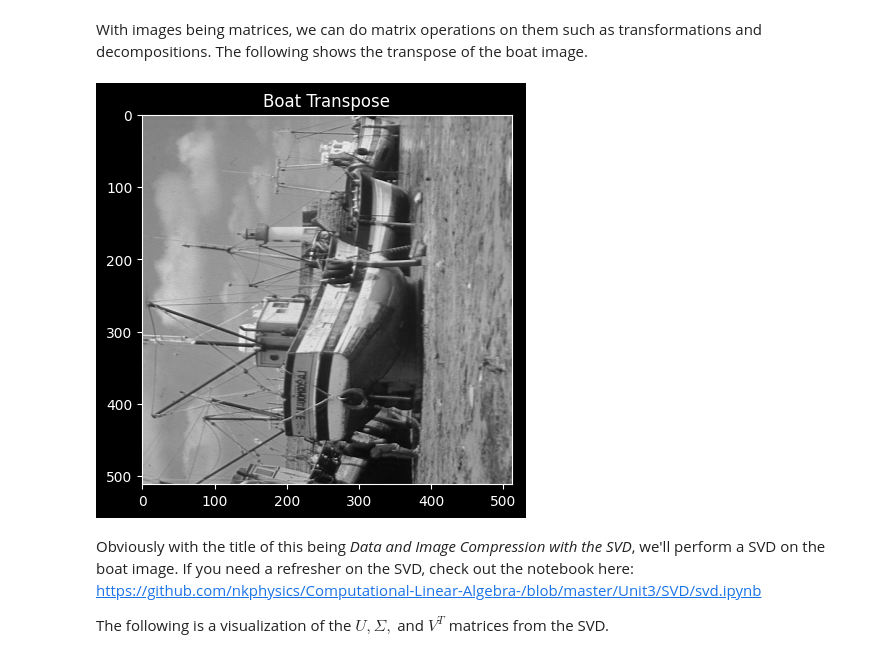
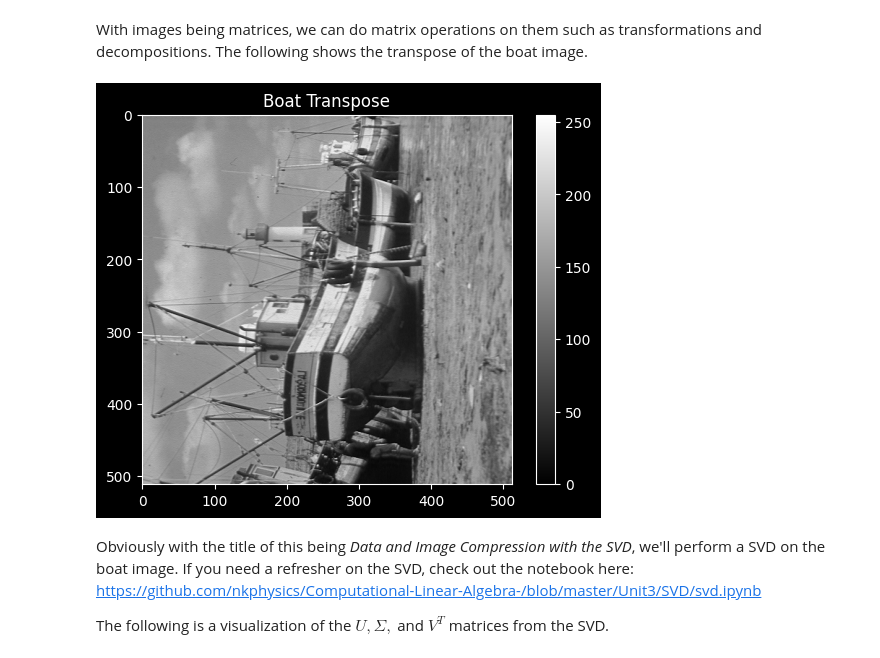
Before and after one commit to nkphysics/Computational-Linear-Algebra-, a Jupyter notebook: Unit4/data-image-compression/data-image-compression.ipynb, the cells around one changed output. Drawn from its saved outputs; the diff is of its cells as text; code cells hidden in the pictures.

Commit message:
Added colorbar to data-image-compression notebook boat transpose image

```diff
--- a/Unit4/data-image-compression/data-image-compression.ipynb
+++ b/Unit4/data-image-compression/data-image-compression.ipynb
@@ -33,13 +33,14 @@ The following shows the transpose of the boat image.
 # %%
 import matplotlib.pyplot as plt
 
 plt.style.use("dark_background")
 fig, a = plt.subplots()
 a.set_title("Boat Transpose")
 plt.imshow(boat_matrix.T, cmap='gray')
+plt.colorbar()
 plt.show()
 # %% [output]
-[figure, old version]
+[figure, new version]
 # %% [markdown]
 Obviously with the title of this being *Data and Image Compression with the SVD*, we'll perform a SVD on the boat image.
 If you need a refresher on the SVD, check out the notebook here: https://github.com/nkphysics/Computational-Linear-Algebra-/blob/master/Unit3/SVD/svd.ipynb
```
